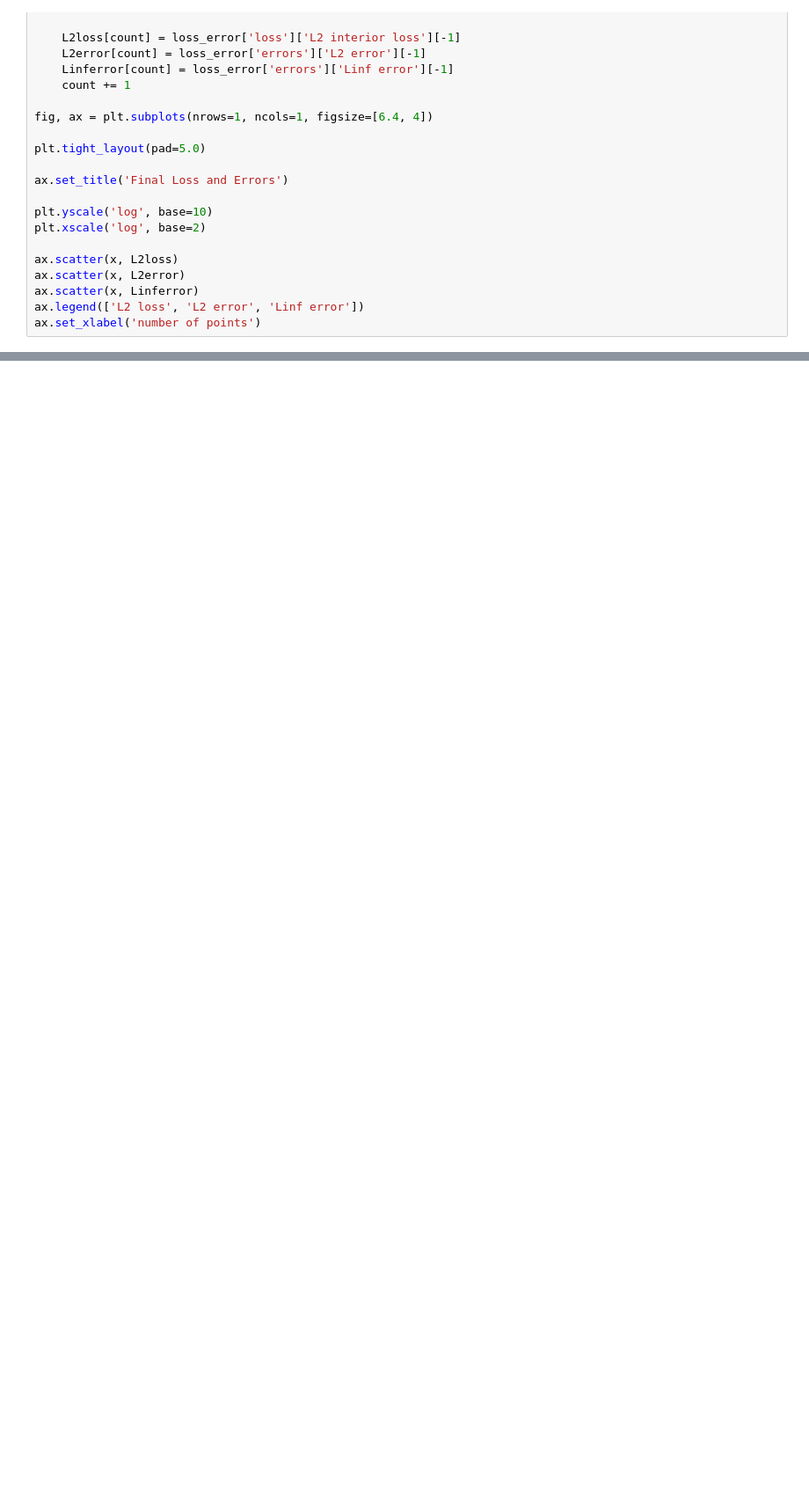
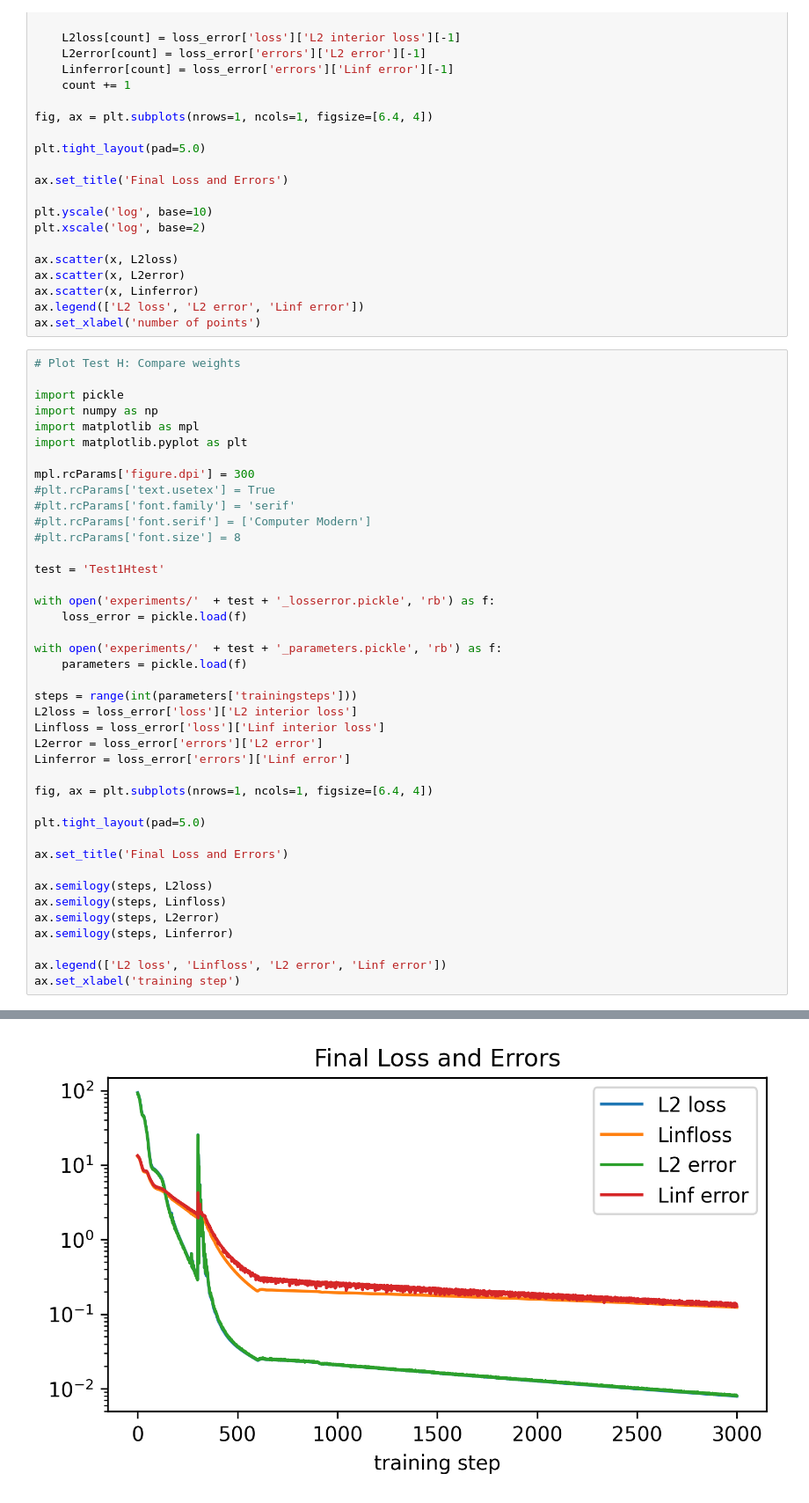
Before and after one commit to mskPark/DRLPDE, a Jupyter notebook: test_plot.ipynb, the cells around one changed output, grey strips where cells are left out. Shown at 88% size. Drawn from its saved outputs; the diff is of its cells as text; blank space fills up the shorter version.

Commit message:
Redo of tests..

```diff
--- a/test_plot.ipynb
+++ b/test_plot.ipynb
@@ -381,3 +383,45 @@ ax.scatter(x, L2error)
 ax.scatter(x, Linferror)
 ax.legend(['L2 loss', 'L2 error', 'Linf error'])
 ax.set_xlabel('number of points')
+# %%
+# Plot Test H: Compare weights
+
+import pickle
+import numpy as np
+import matplotlib as mpl
+import matplotlib.pyplot as plt
+
+mpl.rcParams['figure.dpi'] = 300
+#plt.rcParams['text.usetex'] = True
+#plt.rcParams['font.family'] = 'serif'
+#plt.rcParams['font.serif'] = ['Computer Modern']
+#plt.rcParams['font.size'] = 8
+
+test = 'Test1Htest'
+
+with open('experiments/'  + test + '_losserror.pickle', 'rb') as f:
+    loss_error = pickle.load(f)
+
+with open('experiments/'  + test + '_parameters.pickle', 'rb') as f:
+    parameters = pickle.load(f)
+
+steps = range(int(parameters['trainingsteps']))
+L2loss = loss_error['loss']['L2 interior loss']
+Linfloss = loss_error['loss']['Linf interior loss']
+L2error = loss_error['errors']['L2 error']
+Linferror = loss_error['errors']['Linf error']
+
+fig, ax = plt.subplots(nrows=1, ncols=1, figsize=[6.4, 4])
+
+plt.tight_layout(pad=5.0)
+
+ax.set_title('Final Loss and Errors')
+
+ax.semilogy(steps, L2loss)
+ax.semilogy(steps, Linfloss)
+ax.semilogy(steps, L2error)
+ax.semilogy(steps, Linferror)
+
+ax.legend(['L2 loss', 'Linfloss', 'L2 error', 'Linf error'])
+ax.set_xlabel('training step')
+# %% [output]
@@ -383,0 +429 @@ ax.set_xlabel('number of points')
+[figure, added]
```
Also changed, not shown: parts of 2 cells of this notebook, 14 other files.
